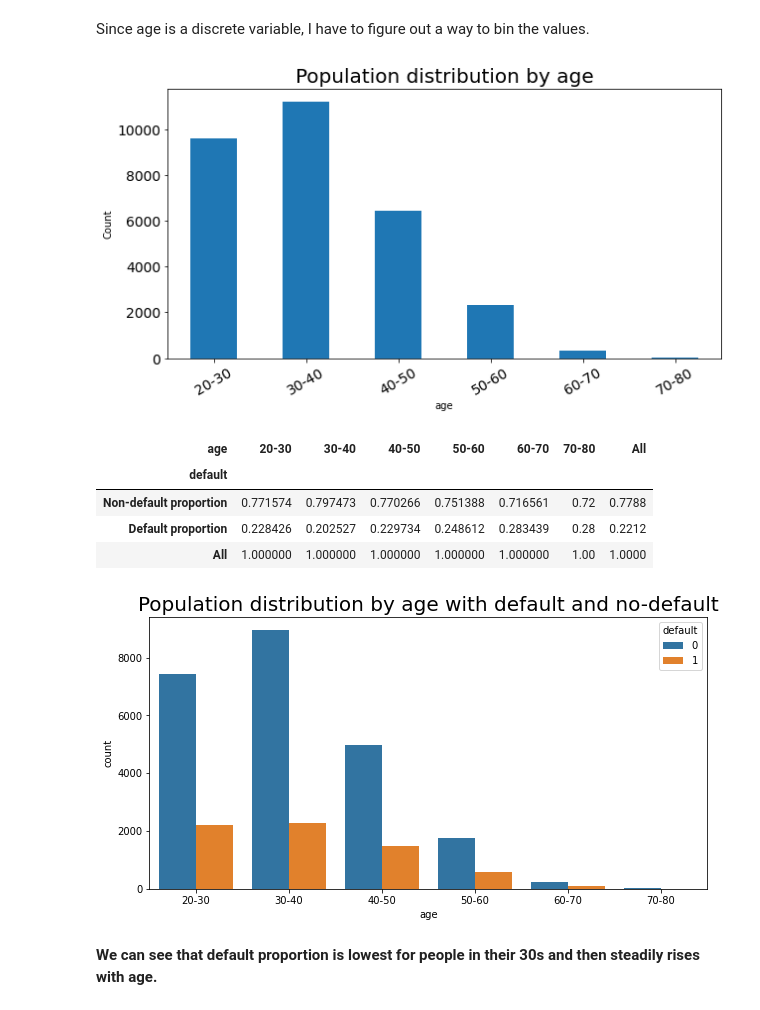
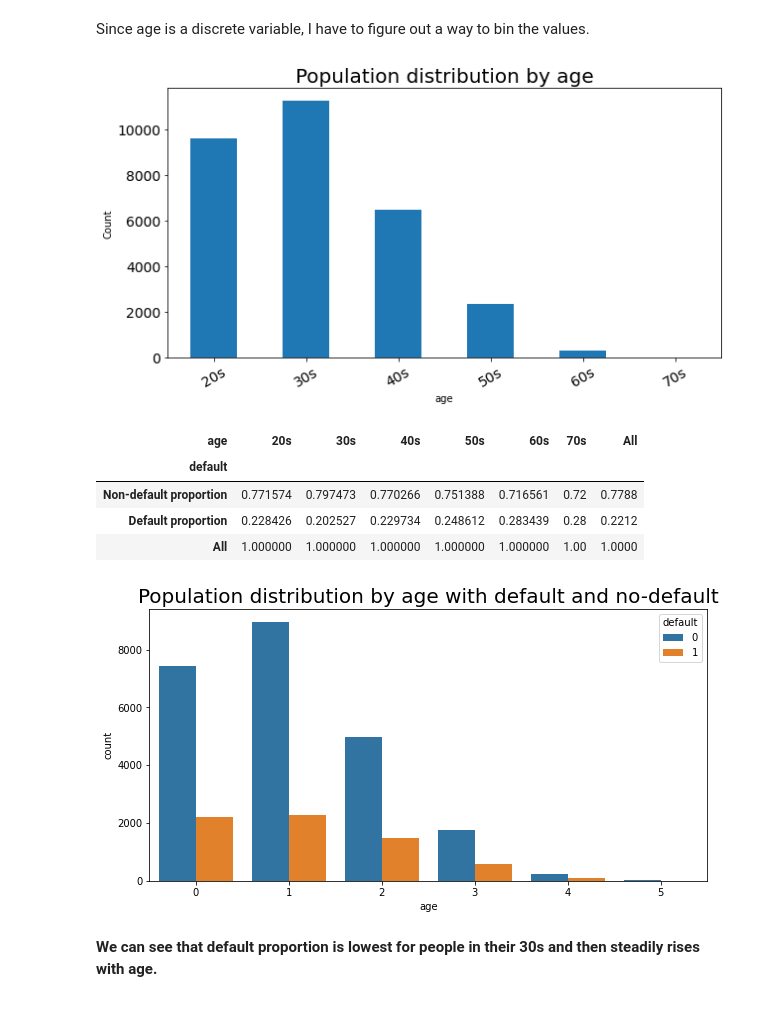
Before and after one commit to iamNirmeshGupta/Credit-Card-Default-Prediction, a Jupyter notebook: Credit_Card_Default_Prediction_Nirmesh_Gupta_Individual_Notebook.ipynb, the cells around one changed output. Drawn from its saved outputs; the diff is of its cells as text; code cells hidden in the pictures.

```diff
--- a/Credit_Card_Default_Prediction_Nirmesh_Gupta_Individual_Notebook.ipynb
+++ b/Credit_Card_Default_Prediction_Nirmesh_Gupta_Individual_Notebook.ipynb
@@ -521,19 +517,22 @@ Since age is a discrete variable, I have to figure out a way to bin the values.
 # Segment the 'age' column to 6 groups
 
 bins= [21,30,40,50,60,70,80]
-labels = ['20-30','30-40','40-50','50-60','60-70','70-80']
+labels = list(range(6))
 df1['age'] = pd.cut(df1['age'],bins=bins, labels=labels,right=False)
+
+# Covert categorical column into integer by extracting the code of the categories
+df1.age = df1.age.cat.codes
 # %%
 # Plotting population proportion by "age"
-age_ = compare_default_across_features(df1, 'age', {})
+age_ = compare_default_across_features(df1, 'age', {0:'20s',1:'30s',2:'40s',3:'50s',4:'60s',5:'70s'})
 # %% [output]
-[figure, old version]
+[figure, new version]
-| age | 20-30 | 30-40 | 40-50 | 50-60 | 60-70 | 70-80 | All |
+| age | 20s | 30s | 40s | 50s | 60s | 70s | All |
 | default |  |  |  |  |  |  |  |
 | Non-default proportion | 0.771574 | 0.797473 | 0.770266 | 0.751388 | 0.716561 | 0.72 | 0.7788 |
 | Default proportion | 0.228426 | 0.202527 | 0.229734 | 0.248612 | 0.283439 | 0.28 | 0.2212 |
 | All | 1.000000 | 1.000000 | 1.000000 | 1.000000 | 1.000000 | 1.00 | 1.0000 |
-[figure, old version]
+[figure, new version]
 # %% [markdown]
 **We can see that default proportion is lowest for people in their 30s and then steadily rises with age.**
 # %% [markdown]
```
Also changed, not shown: parts of 49 cells of this notebook.
